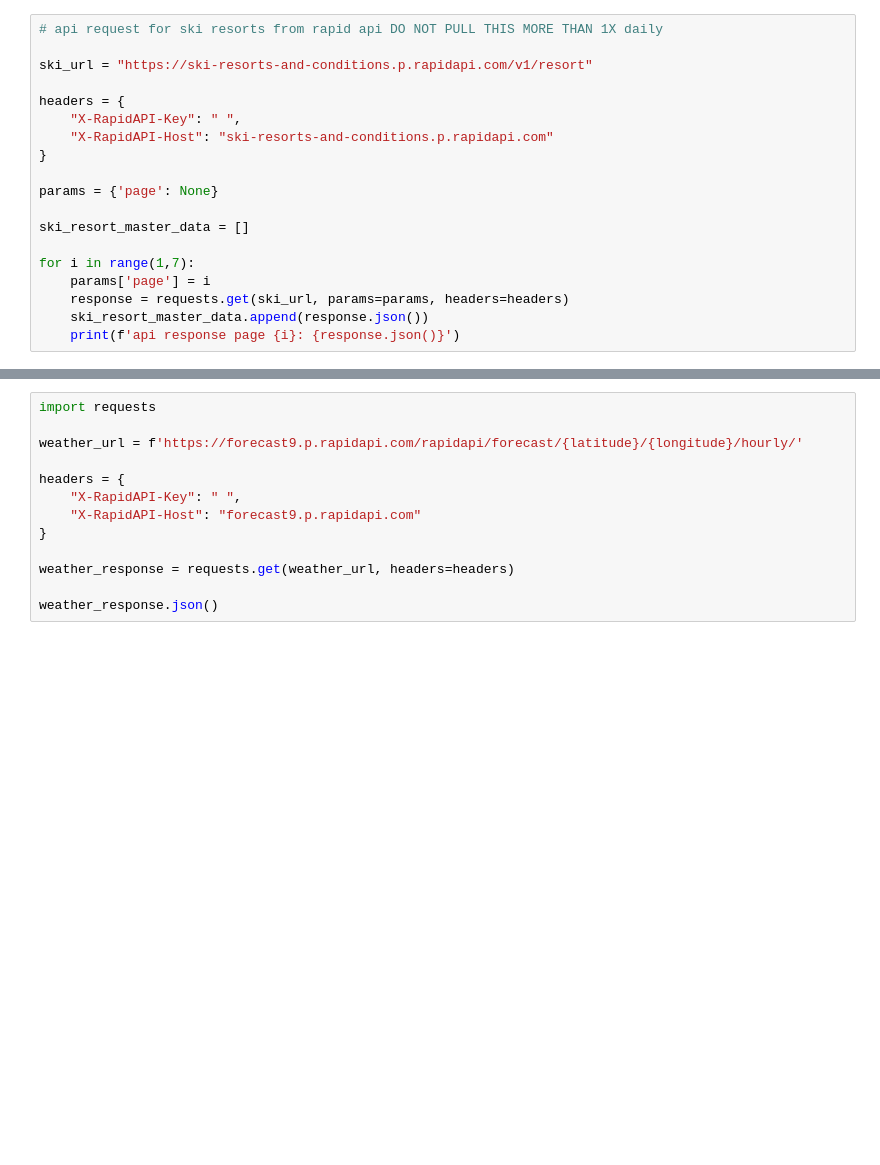
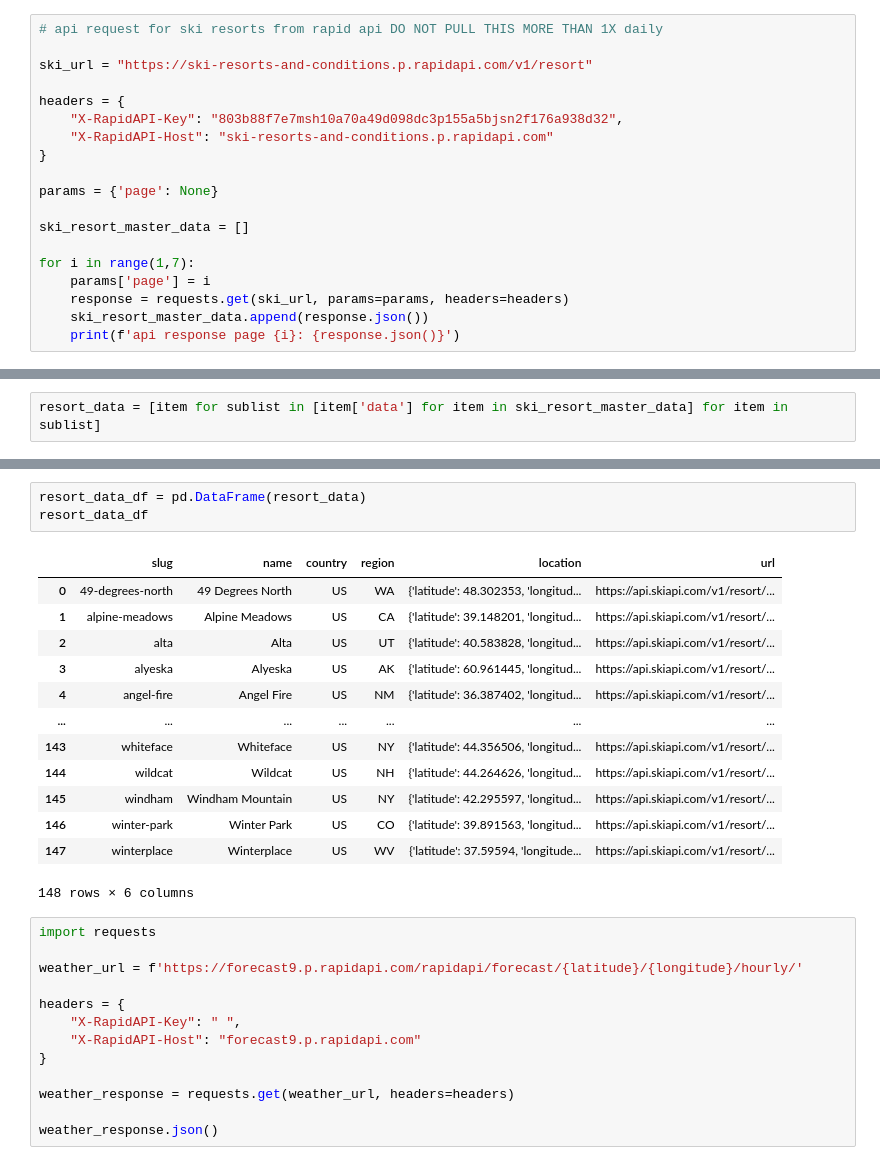
Before and after one commit to mj00714/project-3-ski-tracker, a Jupyter notebook: sandbox/api_pulls.ipynb, the cells around one changed output, grey strips where cells are left out. Saved outputs shown, nothing was run; the diff lists cells and outputs as text; blank space fills up the shorter version.

Commit message:
master resort data in json and dataframe, now complete

```diff
--- a/sandbox/api_pulls.ipynb
+++ b/sandbox/api_pulls.ipynb
@@ -8,7 +9,7 @@ from api_keys import rapidapi_key
 ski_url = "https://ski-resorts-and-conditions.p.rapidapi.com/v1/resort"
 
 headers = {
-	"X-RapidAPI-Key": " ",
+	"X-RapidAPI-Key": "803b88f7e7msh10a70a49d098dc3p155a5bjsn2f176a938d32",
 	"X-RapidAPI-Host": "ski-resorts-and-conditions.p.rapidapi.com"
 }
 
@@ -41,0 +73,2 @@ len(resort_data['data'])
+# %%
+resort_data = [item for sublist in [item['data'] for item in ski_resort_master_data] for item in sublist]
@@ -42,3 +93,20 @@ len(resort_data['data'])
+# %%
+resort_data_df = pd.DataFrame(resort_data)
+resort_data_df
+# %% [output]
+|  | slug | name | country | region | location | url |
+| 0 | 49-degrees-north | 49 Degrees North | US | WA | {'latitude': 48.302353, 'longitud... | https://api.skiapi.com/v1/resort/... |
+| 1 | alpine-meadows | Alpine Meadows | US | CA | {'latitude': 39.148201, 'longitud... | https://api.skiapi.com/v1/resort/... |
+| 2 | alta | Alta | US | UT | {'latitude': 40.583828, 'longitud... | https://api.skiapi.com/v1/resort/... |
+| 3 | alyeska | Alyeska | US | AK | {'latitude': 60.961445, 'longitud... | https://api.skiapi.com/v1/resort/... |
+| 4 | angel-fire | Angel Fire | US | NM | {'latitude': 36.387402, 'longitud... | https://api.skiapi.com/v1/resort/... |
+| ... | ... | ... | ... | ... | ... | ... |
+| 143 | whiteface | Whiteface | US | NY | {'latitude': 44.356506, 'longitud... | https://api.skiapi.com/v1/resort/... |
+| 144 | wildcat | Wildcat | US | NH | {'latitude': 44.264626, 'longitud... | https://api.skiapi.com/v1/resort/... |
+| 145 | windham | Windham Mountain | US | NY | {'latitude': 42.295597, 'longitud... | https://api.skiapi.com/v1/resort/... |
+| 146 | winter-park | Winter Park | US | CO | {'latitude': 39.891563, 'longitud... | https://api.skiapi.com/v1/resort/... |
+| 147 | winterplace | Winterplace | US | WV | {'latitude': 37.59594, 'longitude... | https://api.skiapi.com/v1/resort/... |
+148 rows × 6 columns
 # %%
 import requests
 
```
Also changed, not shown: parts of 7 cells of this notebook.
